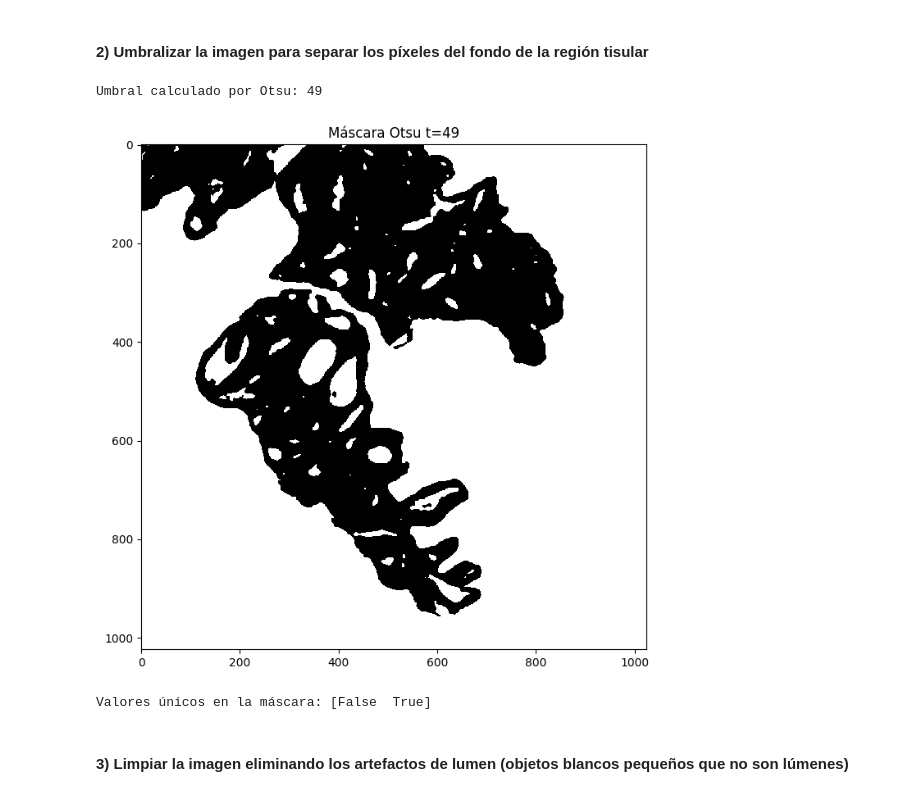
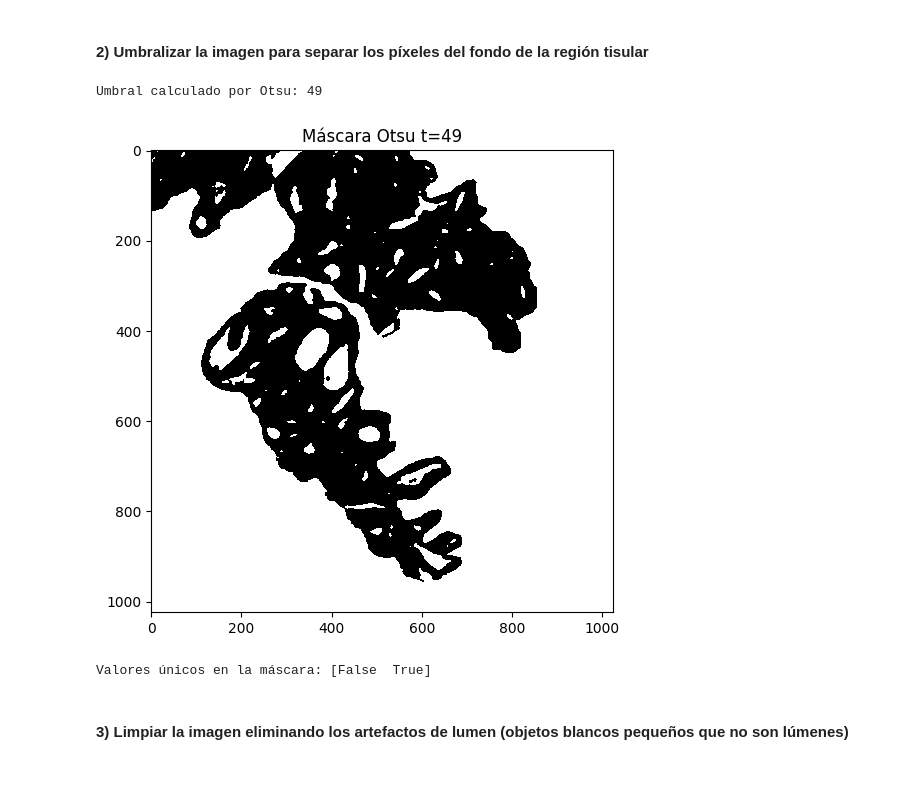
Before and after one commit to JLRRC/MASTERIA, a Jupyter notebook: 05MIAR_Aprendizaje_Supervisado/Act/Actividad_C1_P1_LozanoRodriguez_Jesus.Histo2.ipynb, the cells around one changed output. Drawn from its saved outputs; the diff is of its cells as text; code cells hidden in the pictures.

```diff
--- a/05MIAR_Aprendizaje_Supervisado/Act/Actividad_C1_P1_LozanoRodriguez_Jesus.Histo2.ipynb
+++ b/05MIAR_Aprendizaje_Supervisado/Act/Actividad_C1_P1_LozanoRodriguez_Jesus.Histo2.ipynb
@@ -103,30 +107,30 @@ plt.show()
 # %%
 # Aplicar un filtro gaussiano con sigma ajustado
 gaussian_filtered = gaussian(magenta_component, sigma=2.0, mode='reflect')  # Ajustar sigma
 
 # Convertir la imagen al rango [0, 255] en formato uint8
 gaussian_filtered_uint8 = img_as_ubyte(gaussian_filtered)
 
 # Calcular el umbral de Otsu
 otsu_threshold = threshold_otsu(gaussian_filtered_uint8)
 print(f"Umbral calculado por Otsu: {otsu_threshold}")
 
 # Crear la máscara binaria (invertida para que lumen y fondo sean 1s)
 binary_mask = gaussian_filtered_uint8 < otsu_threshold  # Invertimos el criterio
 
 # Visualizar la máscara binaria
-plt.figure(figsize=(8, 8))
+plt.figure(figsize=(6, 6))
 plt.imshow(binary_mask, cmap='gray', interpolation='nearest')
 plt.title(f"Máscara Otsu t={otsu_threshold}")
 plt.axis("on")  # Mostrar ejes para referencia
 plt.show()
 
 # Verificar los valores únicos en la máscara para asegurarnos que son 0s y 1s
 unique_values = np.unique(binary_mask)
 print(f"Valores únicos en la máscara: {unique_values}")
 # %% [output]
 Umbral calculado por Otsu: 49
-[figure, old version]
+[figure, new version]
 Valores únicos en la máscara: [False  True]
 # %% [markdown]
 #### 3) Limpiar la imagen eliminando los artefactos de lumen (objetos blancos pequeños que no son lúmenes)
```
Also changed, not shown: parts of 9 cells of this notebook.
